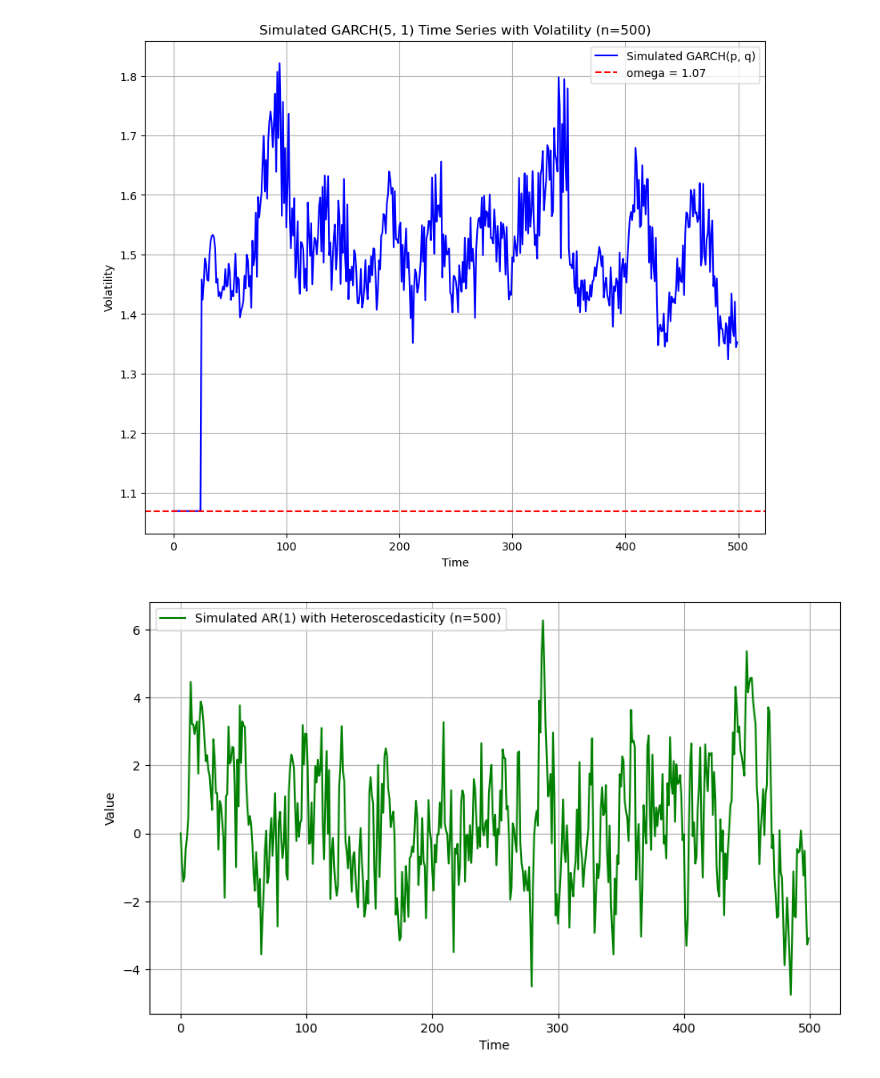
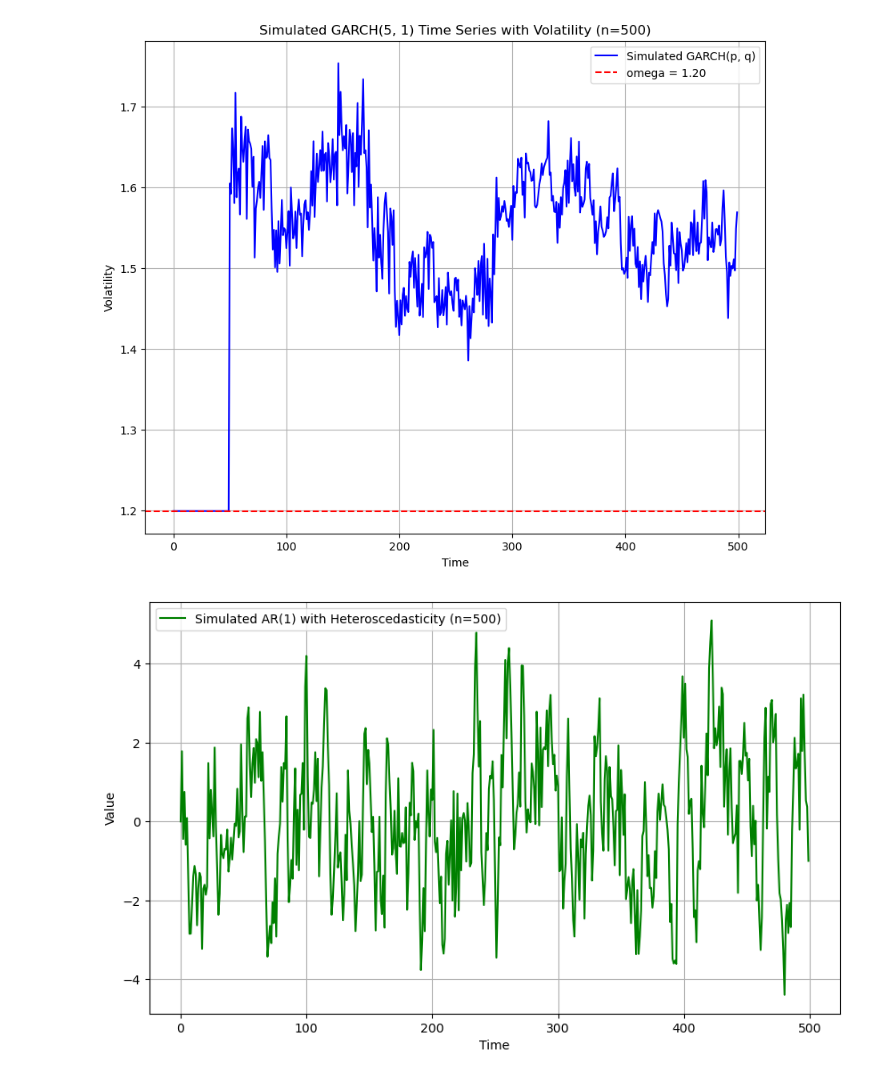
Before and after one commit to Diego-Astaburuaga/Modelos-GARCH, a Jupyter notebook: main.ipynb, the cells around one changed output. Saved outputs shown, nothing was run; the diff lists cells and outputs as text; code cells hidden in the pictures.

```diff
--- a/main.ipynb
+++ b/main.ipynb
@@ -49,34 +49,34 @@ def simulate_garch(p, q, n):
 
 # Simulate GARCH(5, 1) with 500 observations
 n_obs = 500
-simulated_data_garch = simulate_garch(25, 5, n_obs)
+simulated_data_garch = simulate_garch(50, 3, n_obs)
 
 # Visualize the simulated time series
 plt.figure(figsize=(10, 8))
 simulated_data_garch.plot(color='blue', title=f'Simulated GARCH(5, 1) Time Series with Volatility (n={n_obs})')
 plt.axhline(y=simulated_data_garch.iloc[0], color='red', linestyle='--', label=f'omega = {simulated_data_garch.iloc[0]:.2f}')
 plt.xlabel('Time')
 plt.ylabel('Volatility')
 plt.legend()
 plt.grid(True)
 plt.show()
 
 # Simulate AR(1) model with heteroscedasticity using GARCH(5, 1) variances
 alpha_ar = 0.7
 epsilon_ar = np.random.normal(size=n_obs)
 simulated_data_ar = np.zeros(n_obs)
 
 for t in range(1, n_obs):
     simulated_data_ar[t] = alpha_ar * simulated_data_ar[t-1] + np.sqrt(simulated_data_garch[t]) * epsilon_ar[t]
 
 # Visualize the simulated AR(1) time series with heteroscedasticity
 plt.figure(figsize=(10, 6))
 plt.plot(simulated_data_ar, color='green', label=f'Simulated AR(1) with Heteroscedasticity (n={n_obs})')
 plt.xlabel('Time')
 plt.ylabel('Value')
 plt.legend()
 plt.grid(True)
 plt.show()
 # %% [output]
-[figure, old version]
+[figure, new version]
-[figure, old version]
+[figure, new version]
```
